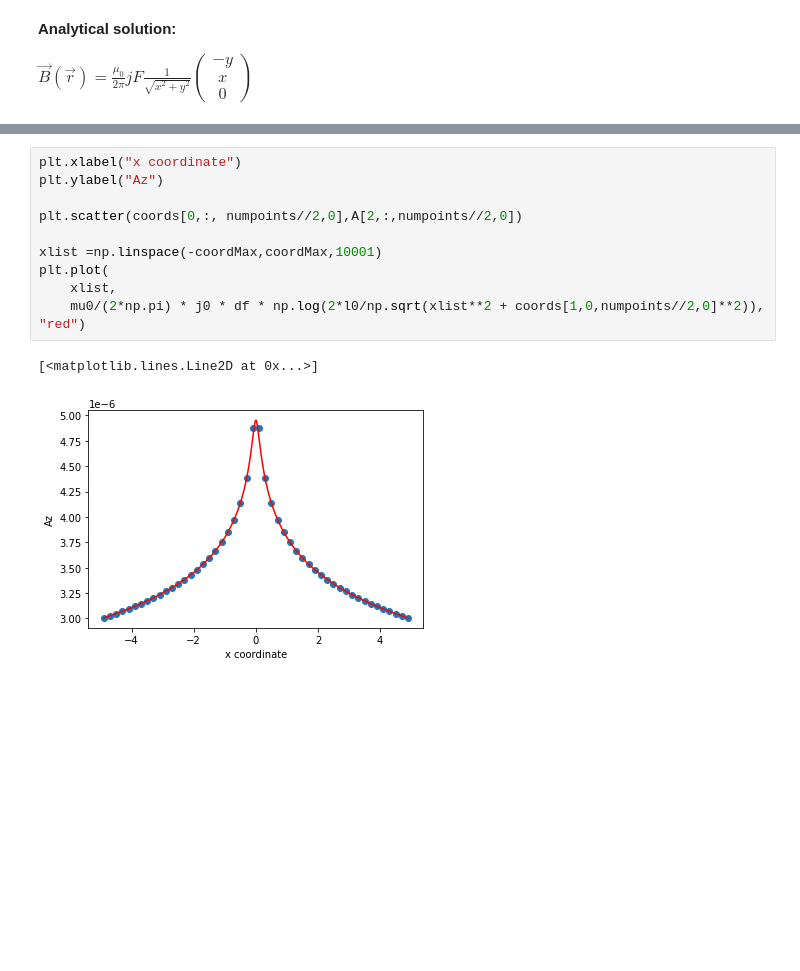
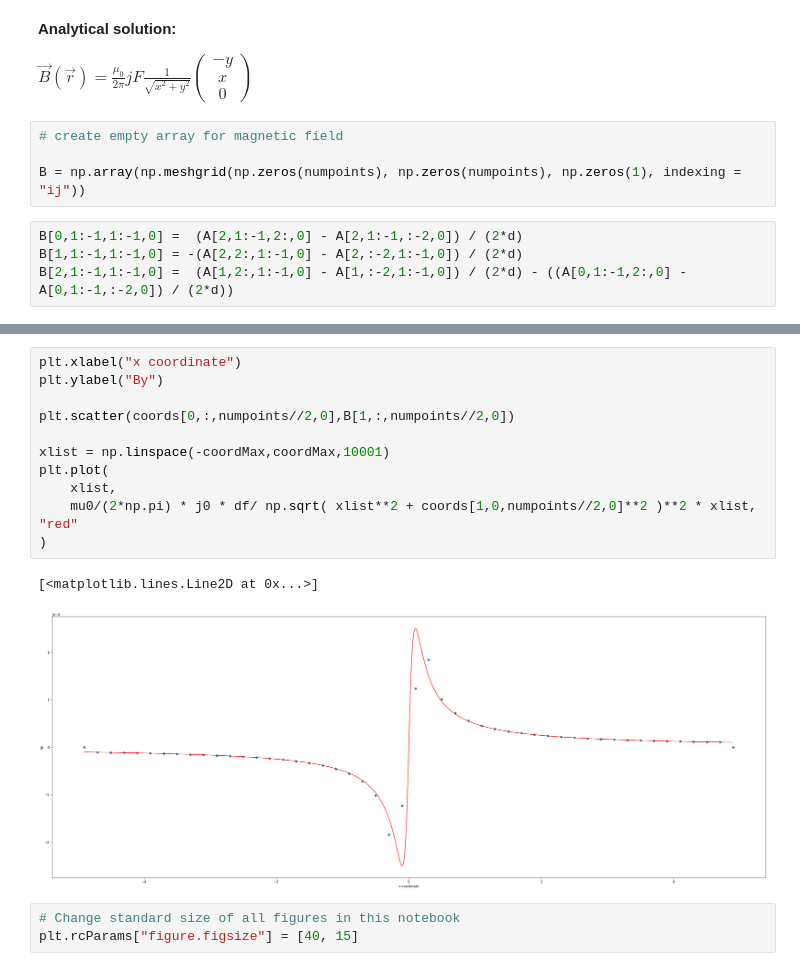
Before and after one commit to Xavier-ML/Computational-Physics-with-Python, a Jupyter notebook: 05c_Magnetic_field_wire_template.ipynb, the cells around one changed output, grey strips where cells are left out. Drawn from its saved outputs; the diff is of its cells as text; blank space fills up the shorter version.

```diff
--- a/05c_Magnetic_field_wire_template.ipynb
+++ b/05c_Magnetic_field_wire_template.ipynb
@@ -133,3 +146,11 @@ Since the vector potential only changes in the xy plane and is considered to be
 __Analytical solution:__
 
 \\( \vec{B}(\vec{r}) = \frac{\mu_0}{2\pi}jF\frac{1}{\sqrt{x^2+y^2}}\begin{pmatrix}-y\\x\\0\end{pmatrix}\\)
+# %%
+# create empty array for magnetic field
+
+B = np.array(np.meshgrid(np.zeros(numpoints), np.zeros(numpoints), np.zeros(1), indexing = "ij"))
+# %%
+B[0,1:-1,1:-1,0] =  (A[2,1:-1,2:,0] - A[2,1:-1,:-2,0]) / (2*d)
+B[1,1:-1,1:-1,0] = -(A[2,2:,1:-1,0] - A[2,:-2,1:-1,0]) / (2*d)
+B[2,1:-1,1:-1,0] =  (A[1,2:,1:-1,0] - A[1,:-2,1:-1,0]) / (2*d) - ((A[0,1:-1,2:,0] - A[0,1:-1,:-2,0]) / (2*d))
@@ -136,13 +204,17 @@ __Analytical solution:__
 # %%
 plt.xlabel("x coordinate")
-plt.ylabel("Az")
+plt.ylabel("By")
 
-plt.scatter(coords[0,:, numpoints//2,0],A[2,:,numpoints//2,0])
+plt.scatter(coords[0,:,numpoints//2,0],B[1,:,numpoints//2,0])
 
-xlist =np.linspace(-coordMax,coordMax,10001)
+xlist = np.linspace(-coordMax,coordMax,10001)
 plt.plot(
     xlist,
-    mu0/(2*np.pi) * j0 * df * np.log(2*l0/np.sqrt(xlist**2 + coords[1,0,numpoints//2,0]**2)), "red")
+    mu0/(2*np.pi) * j0 * df/ np.sqrt( xlist**2 + coords[1,0,numpoints//2,0]**2 )**2 * xlist, "red"
+)
 # %% [output]
 [<matplotlib.lines.Line2D at 0x...>]
-[figure, old version]
+[figure, new version]
+# %%
+# Change standard size of all figures in this notebook
+plt.rcParams["figure.figsize"] = [40, 15]
```
Also changed, not shown: parts of 5 cells of this notebook.
